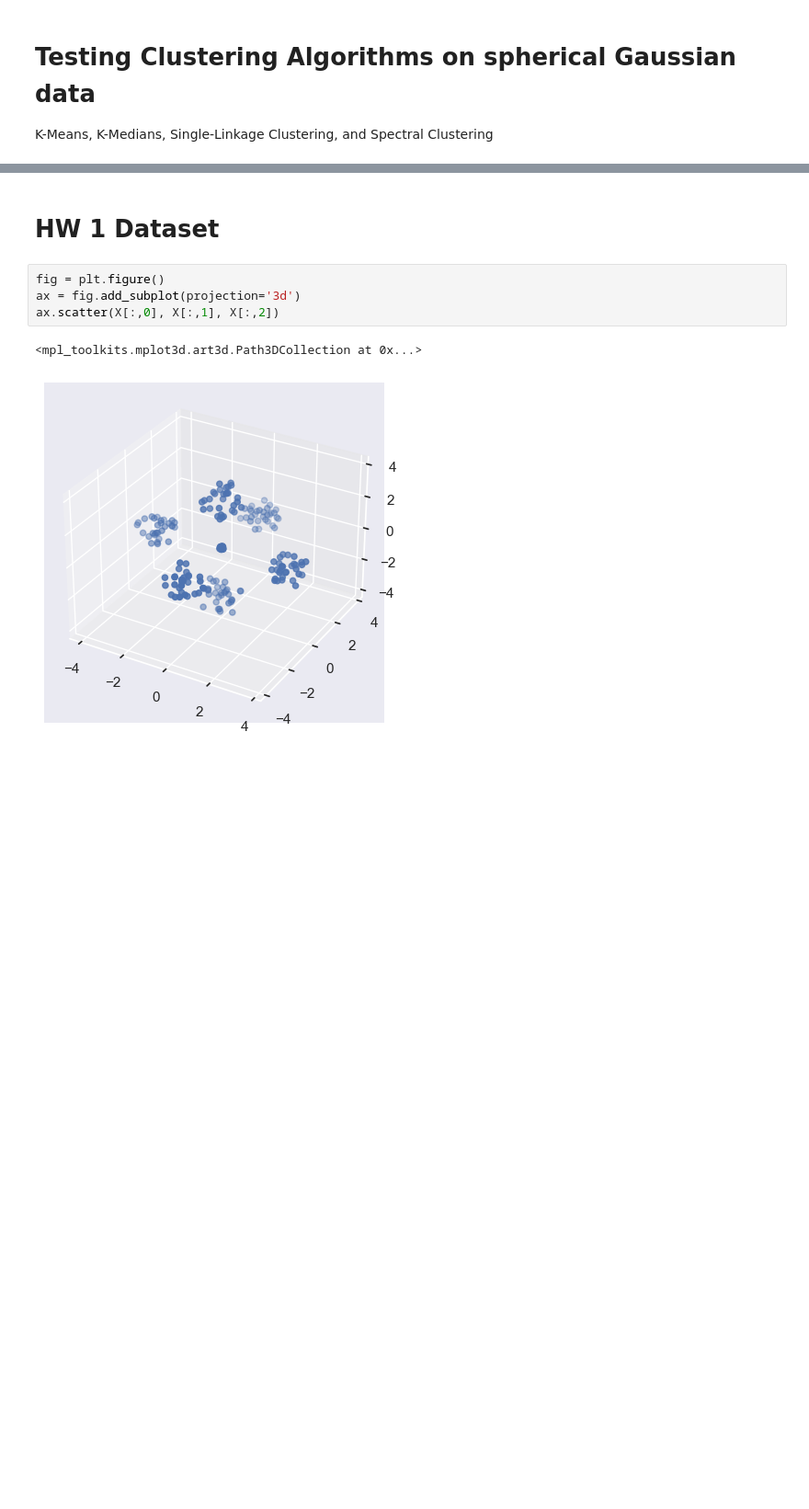
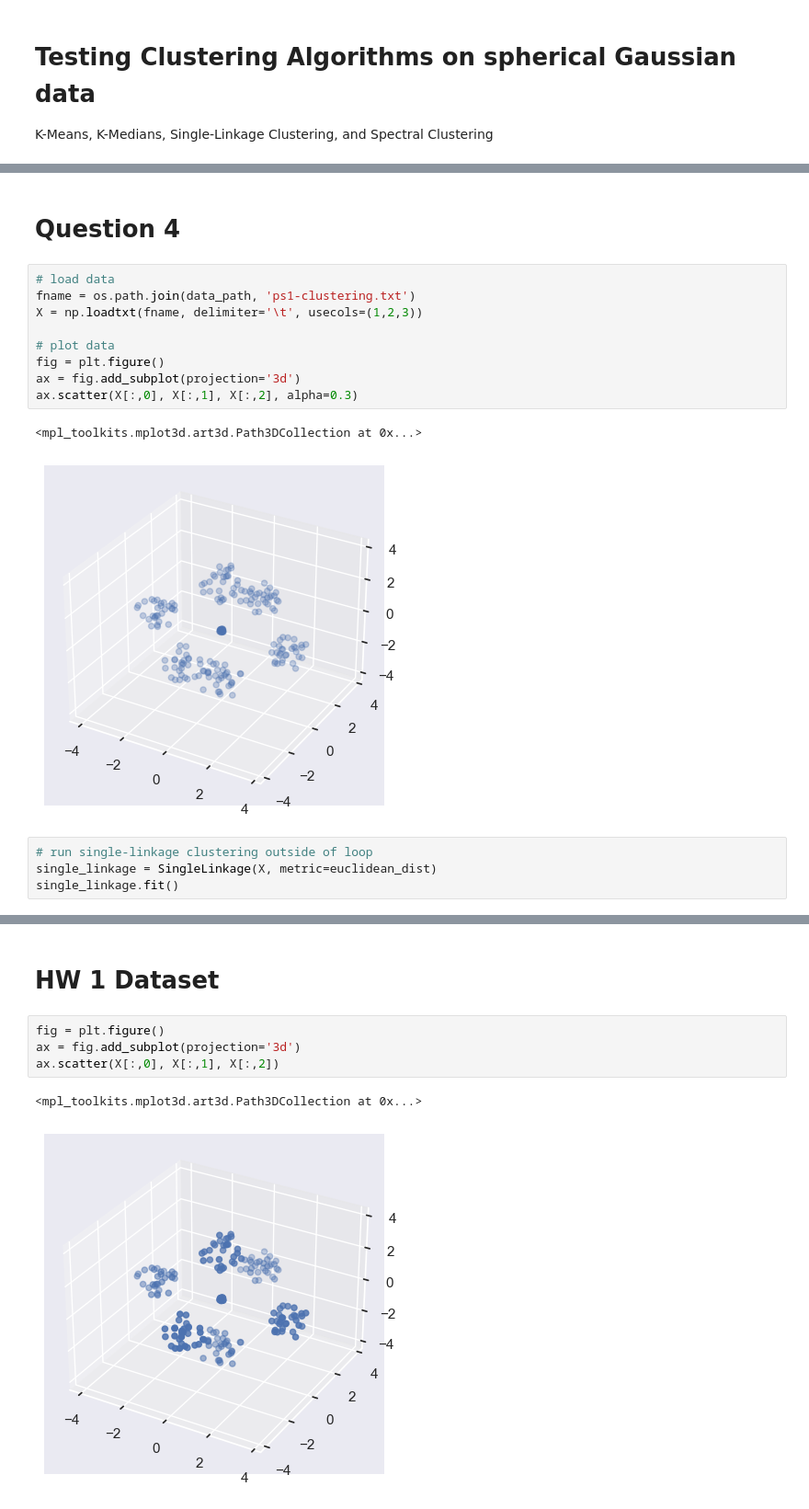
Before and after one commit to gil2rok/geometric-data-analysis, a Jupyter notebook: hw1/code/questions.ipynb, the cells around one changed output, grey strips where cells are left out. Shown at 92% size. Drawn from its saved outputs; the diff is of its cells as text; blank space fills up the shorter version.

```diff
--- a/hw1/code/questions.ipynb
+++ b/hw1/code/questions.ipynb
@@ -175,0 +219,18 @@ plt.show()
+# %% [markdown]
+# Question 4
+# %%
+# load data
+fname = os.path.join(data_path, 'ps1-clustering.txt')
+X = np.loadtxt(fname, delimiter='\t', usecols=(1,2,3))
+
+# plot data
+fig = plt.figure()
+ax = fig.add_subplot(projection='3d')
+ax.scatter(X[:,0], X[:,1], X[:,2], alpha=0.3)
+# %% [output]
+<mpl_toolkits.mplot3d.art3d.Path3DCollection at 0x...>
+[figure, added]
+# %%
+# run single-linkage clustering outside of loop
+single_linkage = SingleLinkage(X, metric=euclidean_dist)
+single_linkage.fit()
```
Also changed, not shown: parts of 13 cells of this notebook, 10 other files.
